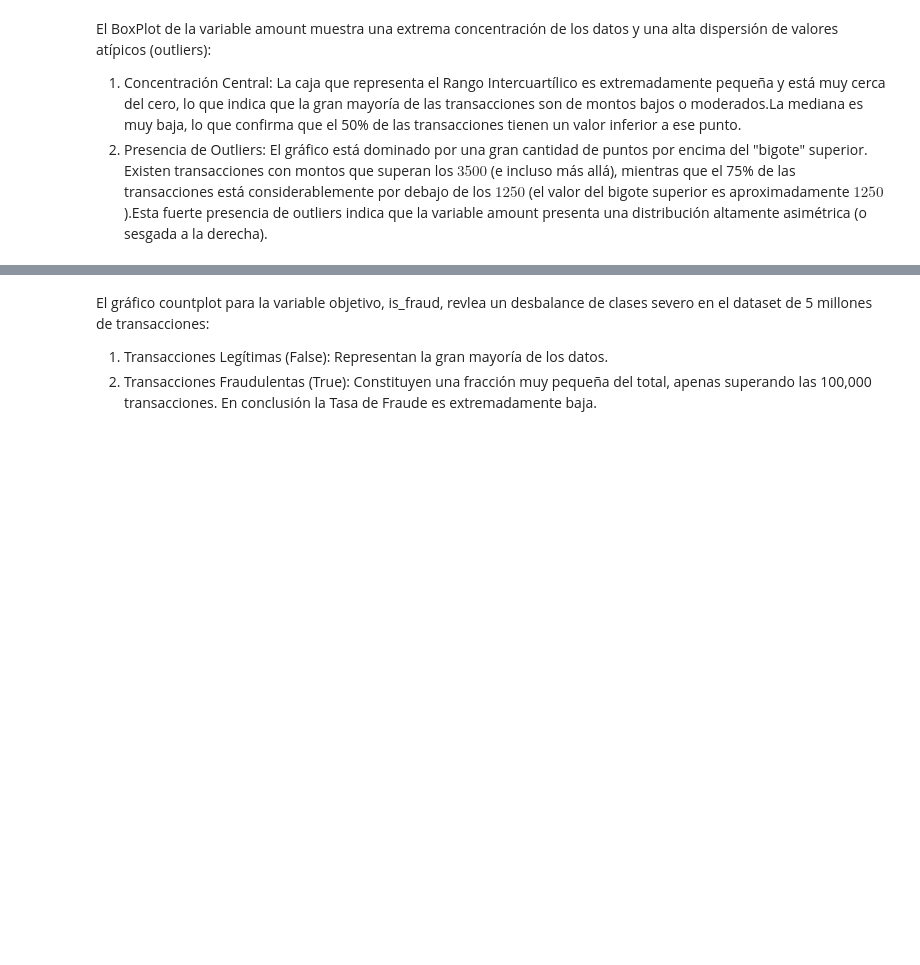
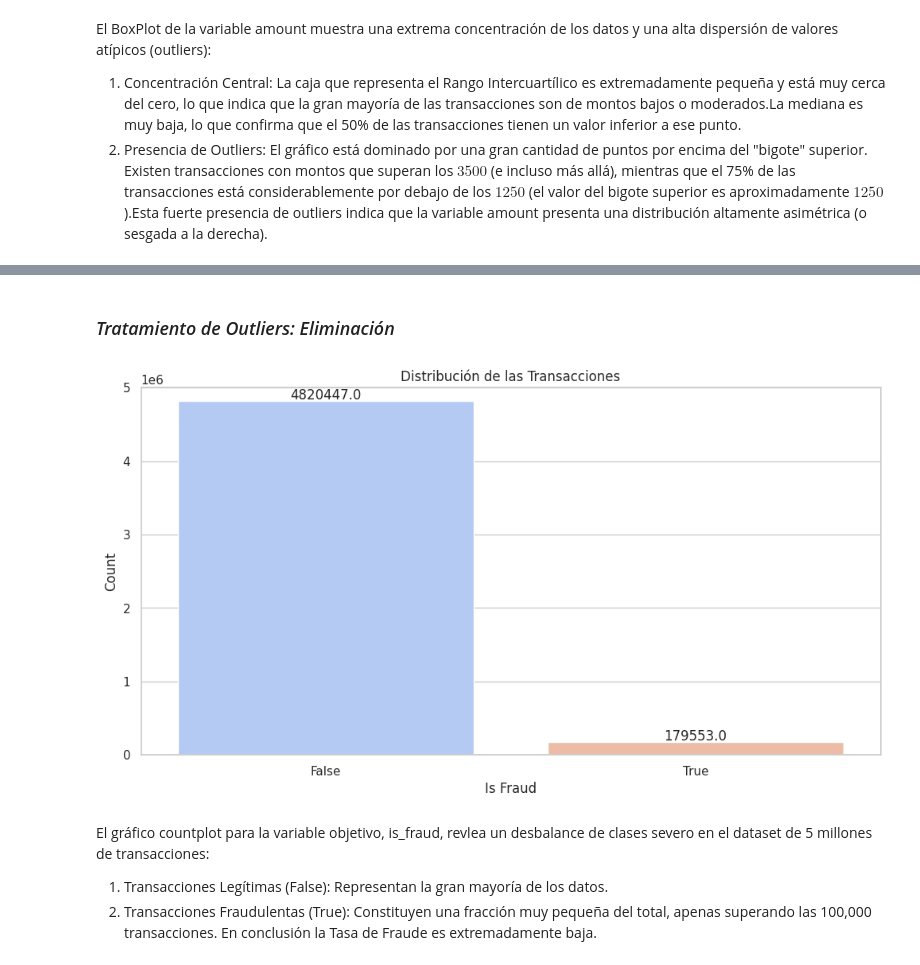
Before and after one commit to Pablo2710/ProyectoDSI, a Jupyter notebook: ProyectoDSParteI_Martinez_Pablo.ipynb, the cells around one changed output, grey strips where cells are left out. Drawn from its saved outputs; the diff is of its cells as text; code cells hidden in the pictures; blank space fills up the shorter version.

```diff
--- a/ProyectoDSParteI_Martinez_Pablo.ipynb
+++ b/ProyectoDSParteI_Martinez_Pablo.ipynb
@@ -200,3 +242,21 @@ plt.show()
+# %% [markdown]
+### *Tratamiento de Outliers: Eliminación*
+# %%
+# Countplot de la variable 'is_fraud'
+ax = sns.countplot(x=financial_fraud.is_fraud, palette='coolwarm')
+plt.title('Distribución de las Transacciones')
+plt.xlabel('Is Fraud')
+plt.ylabel('Count')
+
+# Añadir etiquetas de datos a las barras
+for p in ax.patches:
+    ax.annotate(f'{p.get_height()}', (p.get_x() + p.get_width() / 2., p.get_height()),
+                ha='center', va='center', xytext=(0, 5), textcoords='offset points')
+plt.ylim(0, 5000000) # Descomenta y ajusta si quieres un limite fijo
+
+plt.show()
+# %% [output]
+[figure, added]
 # %% [markdown]
 El gráfico countplot para la variable objetivo, is_fraud, revlea un desbalance de clases severo en el dataset de 5 millones de transacciones:
 
```
Also changed, not shown: parts of 7 cells of this notebook.
